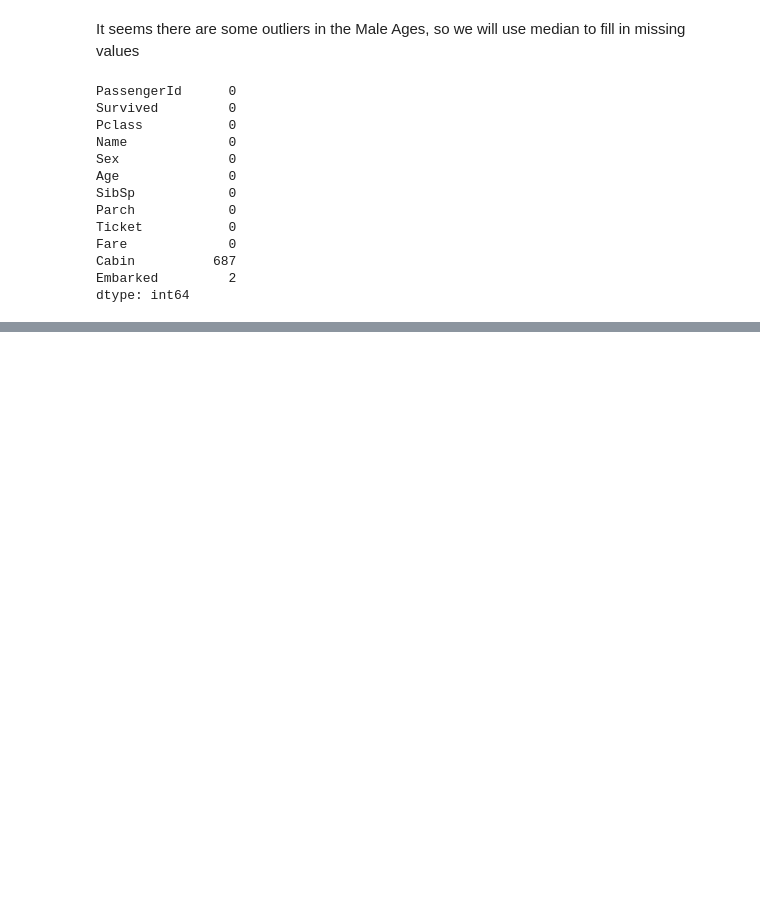
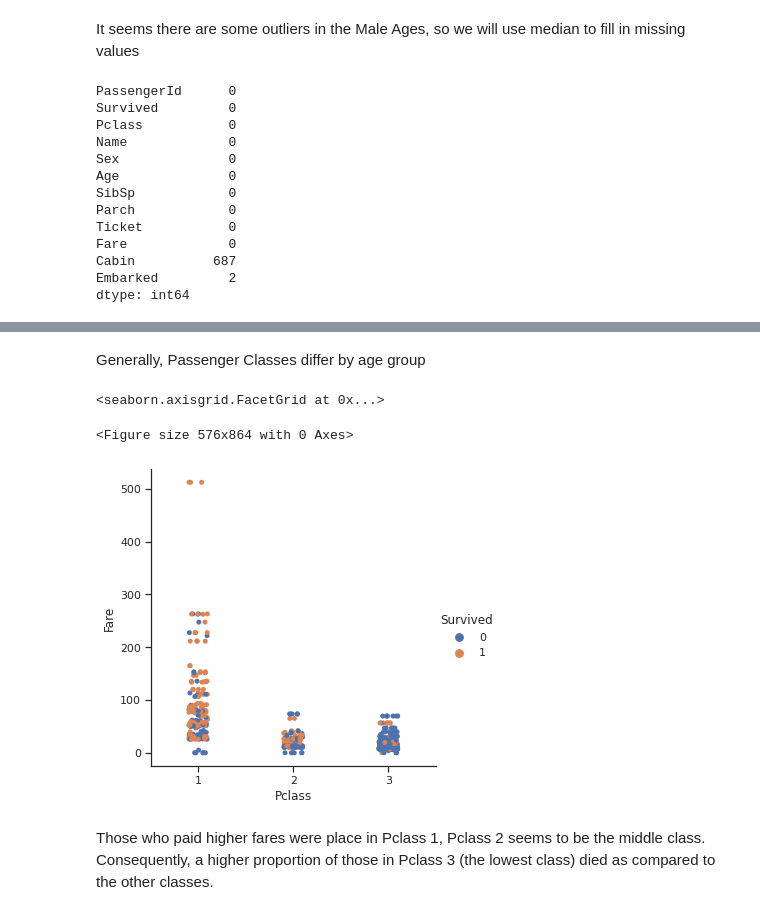
Before and after one commit to sibanda1989/Kaggle-Jupyter-Notebooks, a Jupyter notebook: titanichs2612211zw.ipynb, the cells around one changed output, grey strips where cells are left out. Drawn from its saved outputs; the diff is of its cells as text; code cells hidden in the pictures; blank space fills up the shorter version.

```diff
--- a/titanichs2612211zw.ipynb
+++ b/titanichs2612211zw.ipynb
@@ -152,0 +176,12 @@ dtype: int64
+# %% [markdown]
+Generally, Passenger Classes differ by age group
+# %%
+plt.figure(figsize=(8,12))
+sns.set_theme(style="ticks")
+sns.catplot(data=train_tr, x="Pclass", y="Fare", hue="Survived")
+# %% [output]
+<seaborn.axisgrid.FacetGrid at 0x...>
+<Figure size 576x864 with 0 Axes>
+[figure, added]
+# %% [markdown]
+Those who paid higher fares were place in Pclass 1, Pclass 2 seems to be the middle class. Consequently, a higher proportion of those in Pclass 3 (the lowest class) died as compared to the other classes.
```
Also changed, not shown: parts of 5 cells of this notebook.
